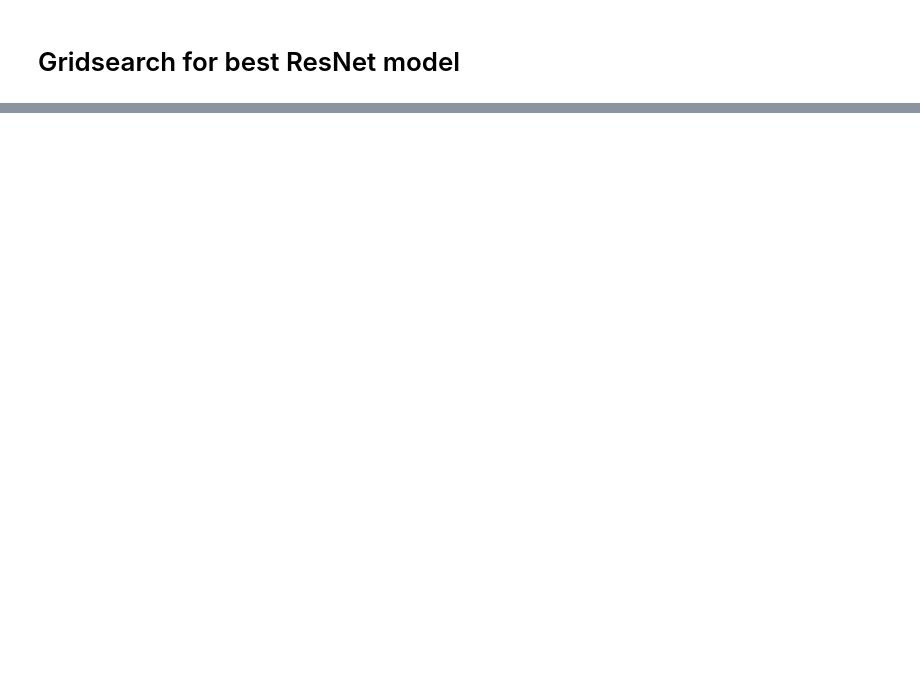
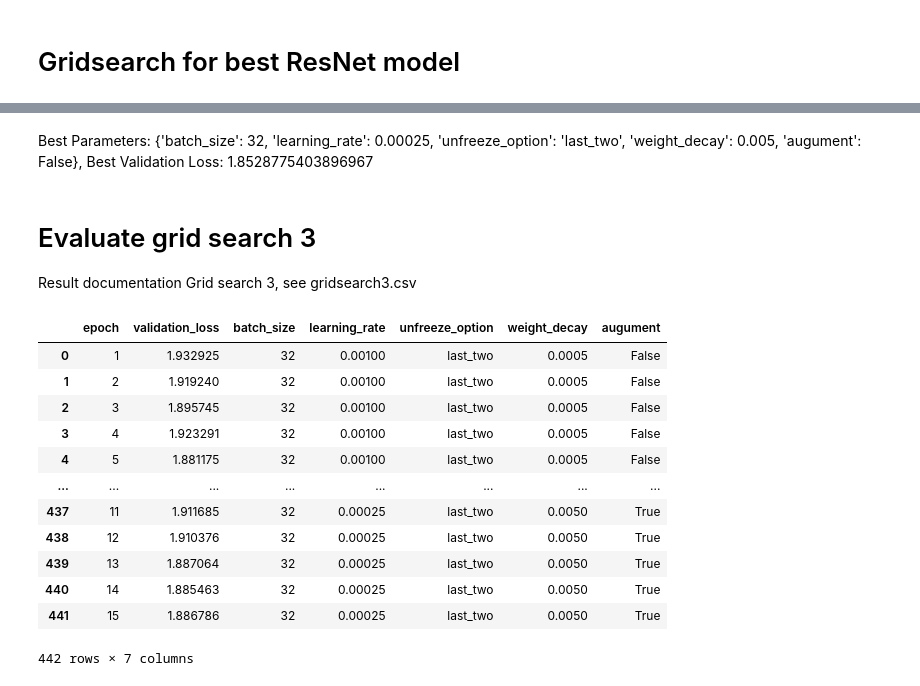
Before and after one commit to kaifoerster/BuildingAgePredictorML, a Jupyter notebook: demo/gridsearch_resnet18.ipynb, the cells around one changed output, grey strips where cells are left out. Cells and saved outputs as stored; diff of their text form; code cells hidden in the pictures; blank space fills up the shorter version.

```diff
--- a/demo/gridsearch_resnet18.ipynb
+++ b/demo/gridsearch_resnet18.ipynb
@@ -2,0 +485,6 @@
+# %% [markdown]
+Best Parameters: {'batch_size': 32, 'learning_rate': 0.00025, 'unfreeze_option': 'last_two', 'weight_decay': 0.005, 'augument': False}, Best Validation Loss: 1.8528775403896967
+# %% [markdown]
+# Evaluate grid search 3
+
+Result documentation Grid search 3, see gridsearch3.csv
@@ -2,0 +493,22 @@
+# %%
+grid_df['epoch'] = grid_df['epoch'].astype(int)
+grid_df['batch_size'] = grid_df['batch_size'].astype(int)
+grid_df['learning_rate'] = grid_df['learning_rate'].astype(float)
+grid_df['validation_loss'] = grid_df['validation_loss'].astype(float)
+grid_df['weight_decay'] = grid_df['weight_decay'].astype(float)
+grid_df['augument'] = grid_df['augument'].astype(str)
+grid_df
+# %% [output]
+|  | epoch | validation_loss | batch_size | learning_rate | unfreeze_option | weight_decay | augument |
+| 0 | 1 | 1.932925 | 32 | 0.00100 | last_two | 0.0005 | False |
+| 1 | 2 | 1.919240 | 32 | 0.00100 | last_two | 0.0005 | False |
+| 2 | 3 | 1.895745 | 32 | 0.00100 | last_two | 0.0005 | False |
+| 3 | 4 | 1.923291 | 32 | 0.00100 | last_two | 0.0005 | False |
+| 4 | 5 | 1.881175 | 32 | 0.00100 | last_two | 0.0005 | False |
+| ... | ... | ... | ... | ... | ... | ... | ... |
+| 437 | 11 | 1.911685 | 32 | 0.00025 | last_two | 0.0050 | True |
+| 438 | 12 | 1.910376 | 32 | 0.00025 | last_two | 0.0050 | True |
+| 439 | 13 | 1.887064 | 32 | 0.00025 | last_two | 0.0050 | True |
+| 440 | 14 | 1.885463 | 32 | 0.00025 | last_two | 0.0050 | True |
+| 441 | 15 | 1.886786 | 32 | 0.00025 | last_two | 0.0050 | True |
+442 rows × 7 columns
```
Also changed, not shown: parts of 43 cells of this notebook, 18 other files.
